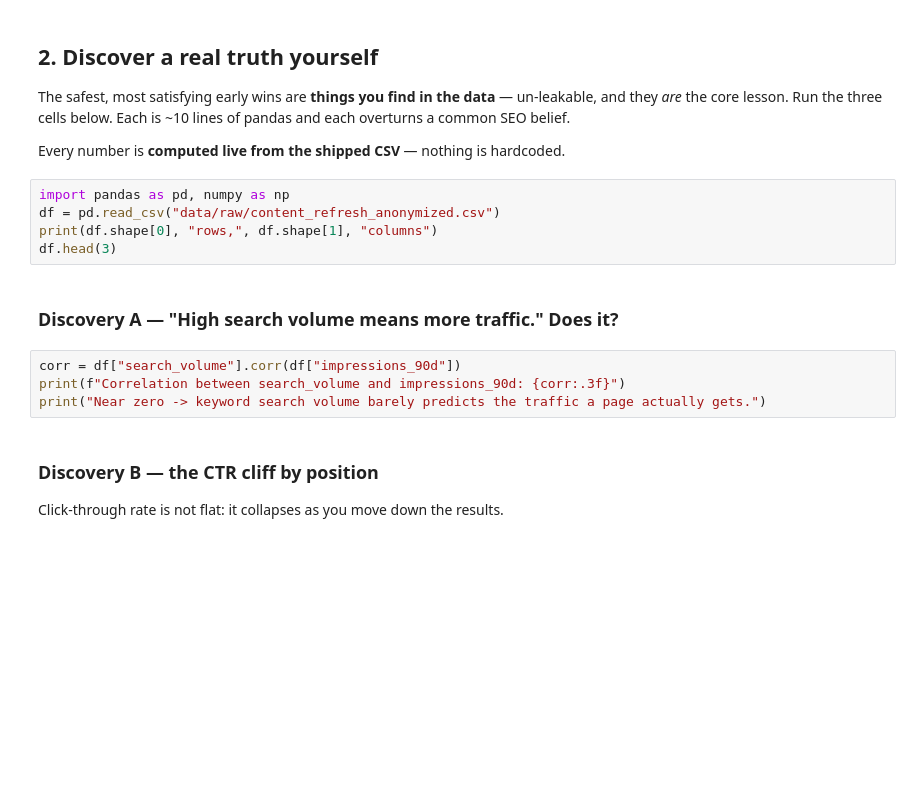
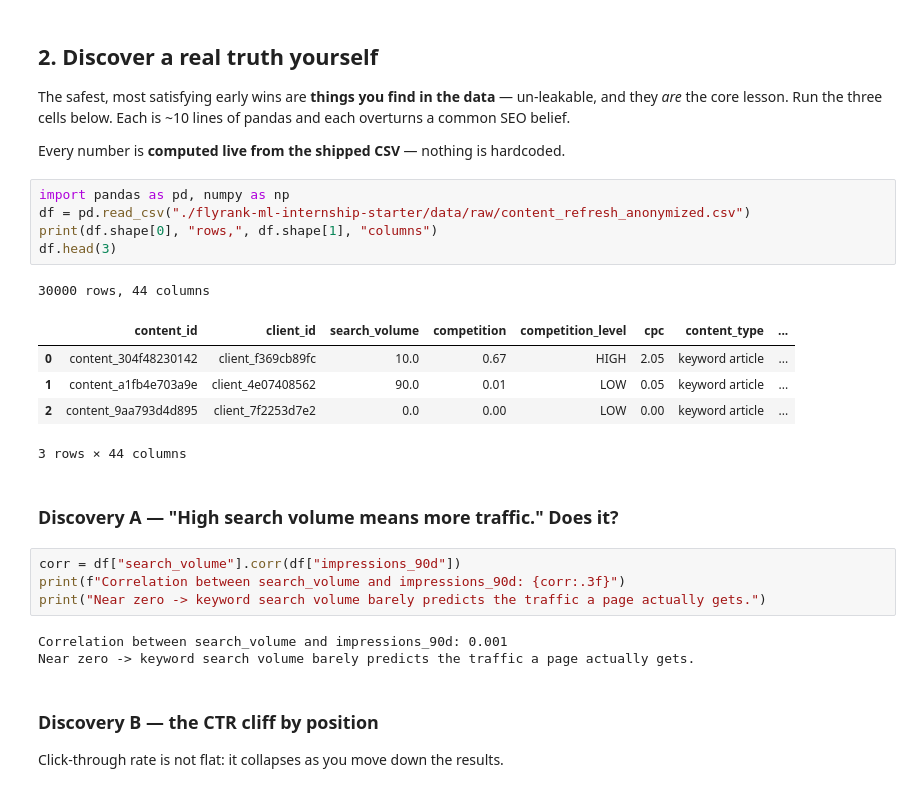
Before and after one commit to rish7186/flyrank-ml-internship-starter, a Jupyter notebook: notebooks/01_first_look_and_discovery.ipynb, the cells around one changed output. Cells and saved outputs as stored; diff of their text form; blank space fills up the shorter version.

```diff
--- a/notebooks/01_first_look_and_discovery.ipynb
+++ b/notebooks/01_first_look_and_discovery.ipynb
@@ -63,15 +63,25 @@ The safest, most satisfying early wins are **things you find in the data** — u
 Every number is **computed live from the shipped CSV** — nothing is hardcoded.
 # %%
 import pandas as pd, numpy as np
-df = pd.read_csv("data/raw/content_refresh_anonymized.csv")
+df = pd.read_csv("./flyrank-ml-internship-starter/data/raw/content_refresh_anonymized.csv")
 print(df.shape[0], "rows,", df.shape[1], "columns")
 df.head(3)
+# %% [output]
+30000 rows, 44 columns
+|  | content_id | client_id | search_volume | competition | competition_level | cpc | content_type | ... |
+| 0 | content_304f48230142 | client_f369cb89fc | 10.0 | 0.67 | HIGH | 2.05 | keyword article | ... |
+| 1 | content_a1fb4e703a9e | client_4e07408562 | 90.0 | 0.01 | LOW | 0.05 | keyword article | ... |
+| 2 | content_9aa793d4d895 | client_7f2253d7e2 | 0.0 | 0.00 | LOW | 0.00 | keyword article | ... |
+3 rows × 44 columns
 # %% [markdown]
 ### Discovery A — "High search volume means more traffic." Does it?
 # %%
 corr = df["search_volume"].corr(df["impressions_90d"])
 print(f"Correlation between search_volume and impressions_90d: {corr:.3f}")
 print("Near zero -> keyword search volume barely predicts the traffic a page actually gets.")
+# %% [output]
+Correlation between search_volume and impressions_90d: 0.001
+Near zero -> keyword search volume barely predicts the traffic a page actually gets.
 # %% [markdown]
 ### Discovery B — the CTR cliff by position
 Click-through rate is not flat: it collapses as you move down the results.
```
Also changed, not shown: parts of 4 cells of this notebook.
